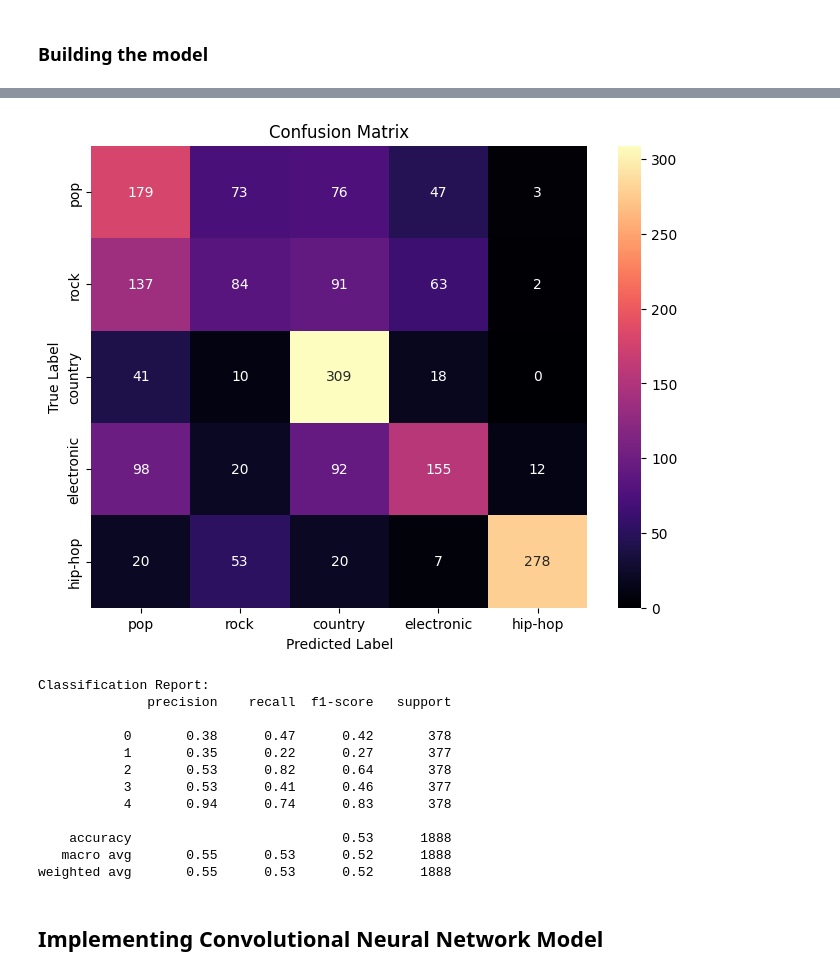
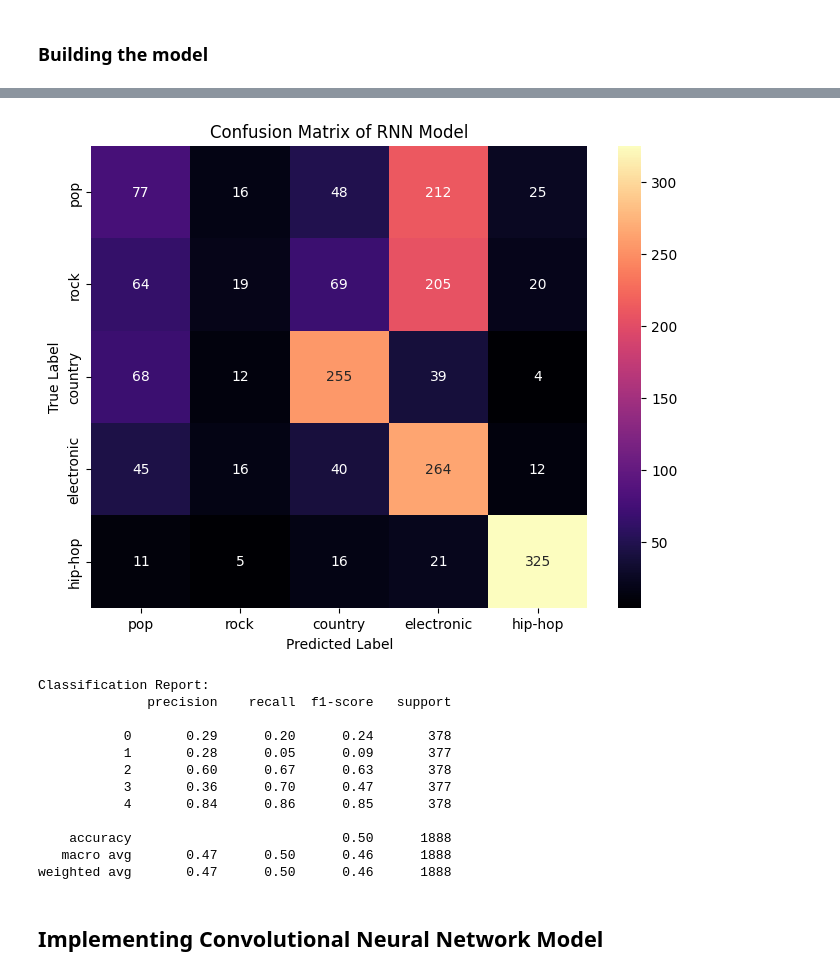
Before and after one commit to Akashdip-N/Predicting-song-genre-using-NLP, a Jupyter notebook: x23218461.ipynb, the cells around one changed output, grey strips where cells are left out. Saved outputs shown, nothing was run; the diff lists cells and outputs as text; code cells hidden in the pictures.

```diff
--- a/x23218461.ipynb
+++ b/x23218461.ipynb
@@ -664,7 +793,9 @@ maxLen = max_len(X_train)
 # %%
-X_train = sequence.pad_sequences(X_train, maxLen)
-X_val = sequence.pad_sequences(X_val, maxLen)
-X_test = sequence.pad_sequences(X_test, maxLen)
+# Pad the sequences in the training, validation, and test datasets to ensure they all have the same length
+
+X_train = sequence.pad_sequences(X_train, maxlen=maxLen)
+X_val = sequence.pad_sequences(X_val, maxlen=maxLen)
+X_test = sequence.pad_sequences(X_test, maxlen=maxLen)
 # %% [markdown]
 ### Building the model
 # %%
@@ -711,9 +853,0 @@ model_RNN.compile(
-# %%
-history = model_RNN.fit(
-    X_train, y_train,
-    epochs=10,
-    batch_size=256,
-    validation_data=(X_val, y_val),
-    verbose = 1,
-    callbacks=[checkpoint]
-)
@@ -772,11 +945,12 @@ y_pred = np.argmax(y_pred_prob, axis=1)
 # %%
+# Convert y_test to a DataFrame with a column named 'Genre'
 y_test_df = pd.DataFrame(y_test, columns=['Genre'])
 
-# Perform one-hot encoding
+# Perform one-hot encoding on the 'Genre' column
 y_test_one_hot = pd.get_dummies(y_test_df, columns=['Genre'])
 
-# Get class names
-y_test_classes = np.argmax(y_test_one_hot, axis=1)
+# Get the class names by finding the index of the maximum value in the one-hot encoded array
+y_test_classes = np.argmax(y_test_one_hot.values, axis=1)
 # %%
 # Confusion Matrix
 conf_matrix = confusion_matrix(y_test_classes, y_pred)
@@ -844,16 +1031,18 @@ RSS: 10525.010
 MAPE: 245617597577598.500
 # %%
 # Plot Confusion Matrix as a Heatmap
+
 plt.figure(figsize=(8, 6))
 sns.heatmap(conf_matrix, annot=True, fmt='d', cmap='magma', xticklabels=class_names, yticklabels=class_names)
-plt.title('Confusion Matrix')
+plt.title('Confusion Matrix of RNN Model')
 plt.xlabel('Predicted Label')
 plt.ylabel('True Label')
 plt.show()
 # %% [output]
-[figure, old version]
+[figure, new version]
 # %%
 # Classification Report
+
 class_report = classification_report(y_test_classes, y_pred)
 print("Classification Report:")
 print(class_report)
@@ -861,15 +1050,15 @@ print(class_report)
 Classification Report:
               precision    recall  f1-score   support
 
-           0       0.38      0.47      0.42       378
-           1       0.35      0.22      0.27       377
-           2       0.53      0.82      0.64       378
-           3       0.53      0.41      0.46       377
-           4       0.94      0.74      0.83       378
+           0       0.29      0.20      0.24       378
+           1       0.28      0.05      0.09       377
+           2       0.60      0.67      0.63       378
+           3       0.36      0.70      0.47       377
+           4       0.84      0.86      0.85       378
 
-    accuracy                           0.53      1888
-   macro avg       0.55      0.53      0.52      1888
-weighted avg       0.55      0.53      0.52      1888
+    accuracy                           0.50      1888
+   macro avg       0.47      0.50      0.46      1888
+weighted avg       0.47      0.50      0.46      1888
 # %% [markdown]
 ## Implementing Convolutional Neural Network Model
 # %%
```
Also changed, not shown: parts of 94 cells of this notebook.
